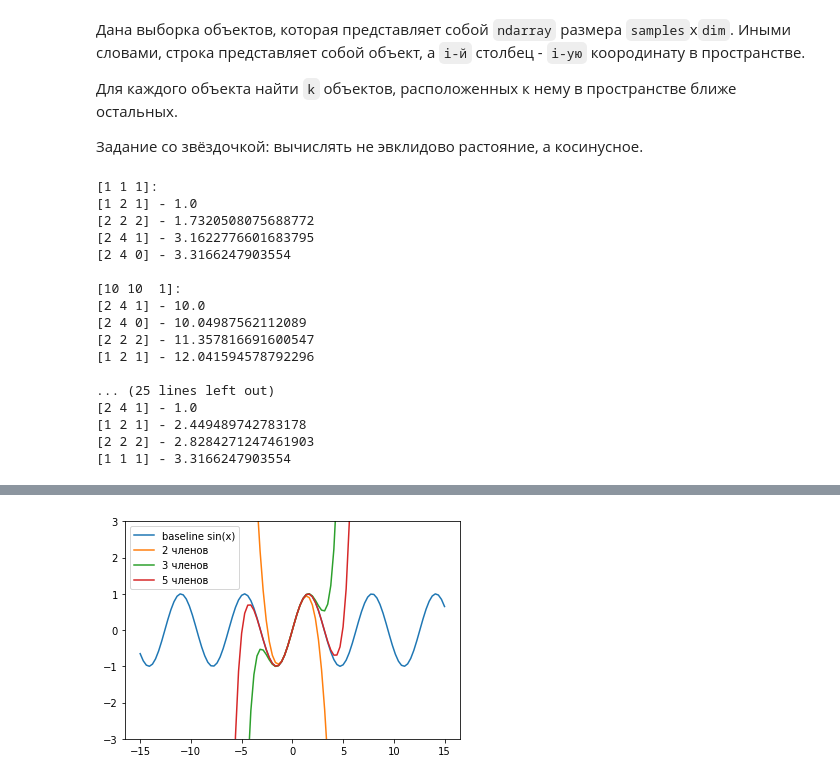
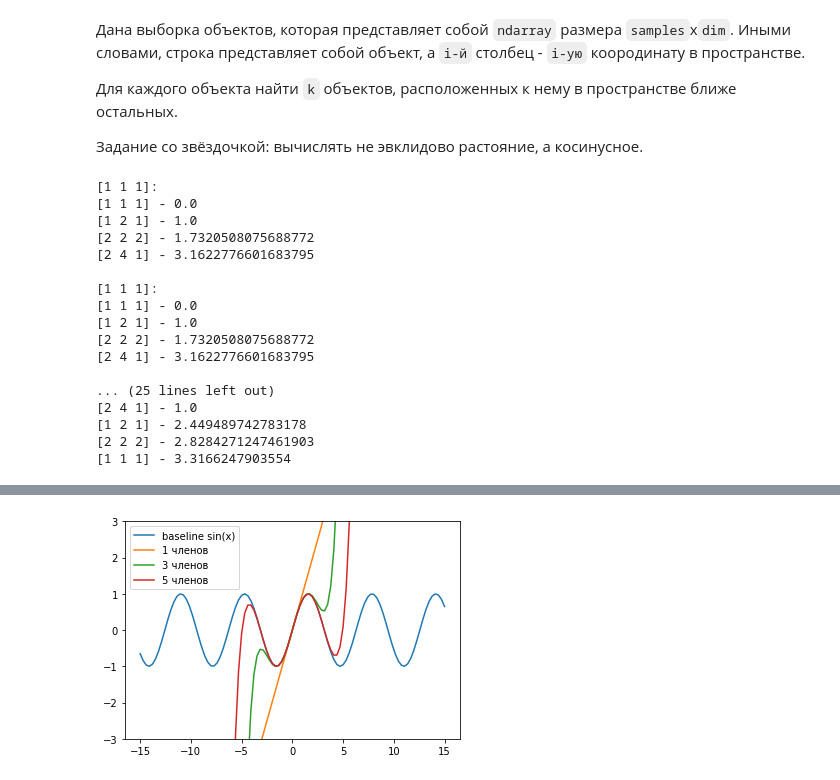
Before and after one commit to clmct/MachineLearning, a Jupyter notebook: 5.ipynb, the cells around one changed output, grey strips where cells are left out. Cells and saved outputs as stored; diff of their text form; code cells hidden in the pictures.

```diff
--- a/5.ipynb
+++ b/5.ipynb
@@ -106,21 +105,16 @@ class Node:
 
 
 def getDist(array1, array2):
-    coordRes = 0
-    coordinates = zip(array1, array2)
-    for a, b in coordinates:
-        coordRes += (a - b) ** 2
-    coordRes = coordRes ** 0.5
-    return coordRes
+    return np.sum((array1 - array2) ** 2) ** 0.5
 
 
 def printNearestDistances(matrix, quantity):
     distArray = [Node]
-    for element in matrix:
+    for index, element in enumerate(matrix):
         distArray = []
         print(f'\n{element}:')
-        for element2 in matrix:
-            if np.array_equal(element, element2):
+        for index2, element2 in enumerate(matrix):
+            if index == index2:
                 continue
             dist = getDist(element, element2)
             node = Node(element2, dist)
@@ -133,23 +127,23 @@ def printNearestDistances(matrix, quantity):
                 break
             print(f'{element.coordinate} - {element.dist}')
 
-lists_in_list = [[1, 1, 1], [10, 10, 1], [2, 4, 1], [1, 2, 1], [2, 2, 2], [10, 34, 1], [2, 4, 0]]
+lists_in_list = [[1, 1, 1], [1, 1, 1], [2, 4, 1], [1, 2, 1], [2, 2, 2], [10, 34, 1], [2, 4, 0]]
 matrix = np.array(lists_in_list)
 quantity = 4
 
 printNearestDistances(matrix, quantity)
 # %% [output]
 [1 1 1]:
+[1 1 1] - 0.0
 [1 2 1] - 1.0
 [2 2 2] - 1.7320508075688772
 [2 4 1] - 3.1622776601683795
-[2 4 0] - 3.3166247903554
 
-[10 10  1]:
-[2 4 1] - 10.0
-[2 4 0] - 10.04987562112089
-[2 2 2] - 11.357816691600547
-[1 2 1] - 12.041594578792296
+[1 1 1]:
+[1 1 1] - 0.0
+[1 2 1] - 1.0
+[2 2 2] - 1.7320508075688772
+[2 4 1] - 3.1622776601683795
 
 ... (25 lines left out)
 [2 4 1] - 1.0
@@ -168,33 +162,33 @@ printNearestDistances(matrix, quantity)
 # %%
 import numpy as np
 import matplotlib.pyplot as plt
 import math
 
 def mysin(x, order):
     a = x
     s = a
     for i in range(1, order):
         a *= -1 * x**2/((2 * i) * (2 * i + 1))
         s += a
     return s
 
 vmysin = np.vectorize(mysin, excluded=['order'])
 
 x = np.linspace(-15, 15, 100)
-y2 = vmysin(x, 2)
+y2 = vmysin(x, 1)
 y3 = vmysin(x, 3)
 y5 = vmysin(x, 5)
 y = np.sin(x)
 
 plt.plot(x, y, label='baseline sin(x)')
-plt.plot(x, y2, label='2 членов')
+plt.plot(x, y2, label='1 членов')
 plt.plot(x, y3, label='3 членов')
 plt.plot(x, y5, label='5 членов')
 plt.ylim([-3, 3])
 plt.legend()
 plt.show()
 # %% [output]
-[figure, old version]
+[figure, new version]
 # %%
 import numpy as np
 import matplotlib.pyplot as plt
```
Also changed, not shown: parts of 3 cells of this notebook.
